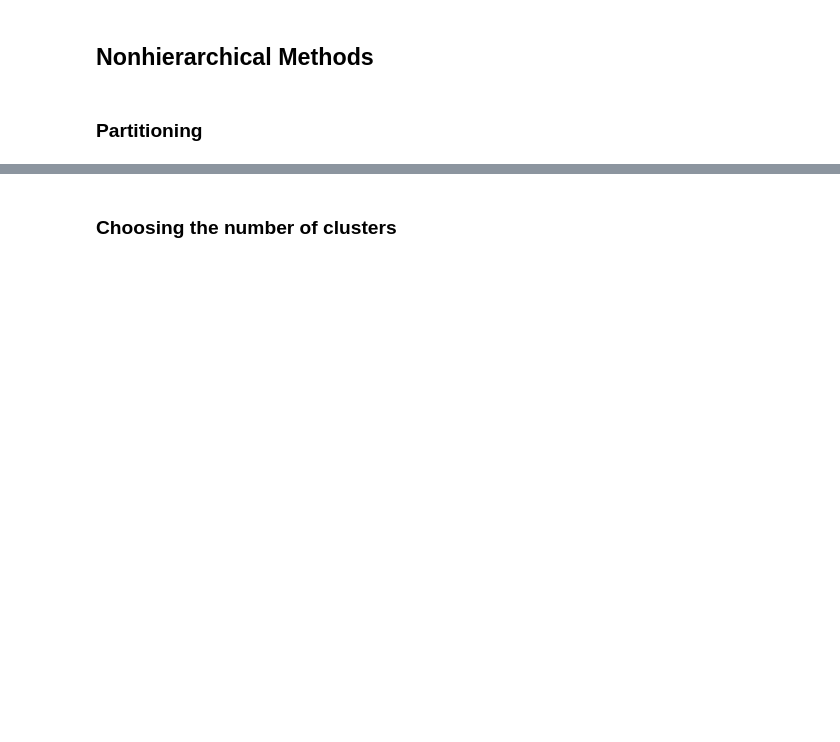
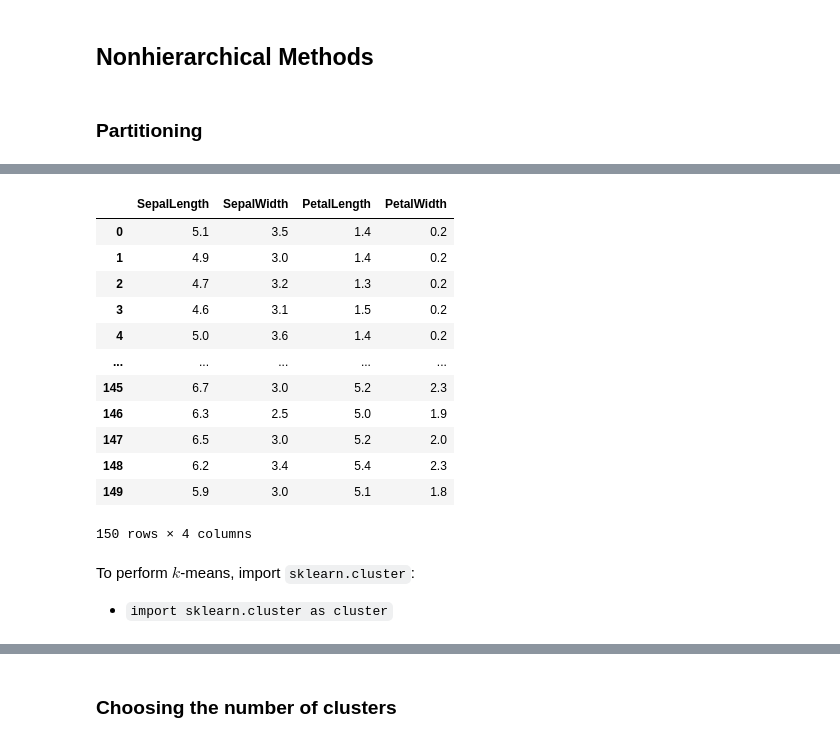
Before and after one commit to memphis-iis/datawhys-content-notebooks-python, a Jupyter notebook: Clustering.ipynb, the cells around one changed output, grey strips where cells are left out. Cells and saved outputs as stored; diff of their text form; code cells hidden in the pictures; blank space fills up the shorter version.

```diff
--- a/Clustering.ipynb
+++ b/Clustering.ipynb
@@ -577,0 +574,24 @@ Do you see a reason for the clusters?
+# %%
+dta_iris_new = dta_iris[['SepalLength', 'SepalWidth', 'PetalLength', 'PetalWidth']]
+
+dta_iris_new
+
+#<xml xmlns="https://developers.google.com/blockly/xml"><variables><variable id="=+86w7I?*CN7VDk;_^fj">dta_iris_new</variable><variable id="uUJihm=g](CDwSA@CKO2">dta_iris</variable></variables><block type="variables_set" id="1e[j`B?=rI,_`k0A*$47" x="41" y="362"><field name="VAR" id="=+86w7I?*CN7VDk;_^fj">dta_iris_new</field><value name="VALUE"><block type="indexer" id="*KAqe#81yOARS;?:?XLW"><field name="VAR" id="uUJihm=g](CDwSA@CKO2">dta_iris</field><value name="INDEX"><block type="lists_create_with" id="X+n.#YDA93o:VPZ]udc-"><mutation items="4"></mutation><value name="ADD0"><block type="text" id="P+DIWGzAx7bRTQMU6I#{"><field name="TEXT">SepalLength</field></block></value><value name="ADD1"><block type="text" id="cV{)kKB^(x|nPPjt{Y~l"><field name="TEXT">SepalWidth</field></block></value><value name="ADD2"><block type="text" id="(t:Hb%sMby?Z8[L]{QR}"><field name="TEXT">PetalLength</field></block></value><value name="ADD3"><block type="text" id="+f6^U4M8QPr!l?Wc[s+y"><field name="TEXT">PetalWidth</field></block></value></block></value></block></value></block><block type="variables_get" id="6+5+,Z7U!+|7YQ=D%LXV" x="33" y="503"><field name="VAR" id="=+86w7I?*CN7VDk;_^fj">dta_iris_new</field></block></xml>
+# %% [output]
+|  | SepalLength | SepalWidth | PetalLength | PetalWidth |
+| 0 | 5.1 | 3.5 | 1.4 | 0.2 |
+| 1 | 4.9 | 3.0 | 1.4 | 0.2 |
+| 2 | 4.7 | 3.2 | 1.3 | 0.2 |
+| 3 | 4.6 | 3.1 | 1.5 | 0.2 |
+| 4 | 5.0 | 3.6 | 1.4 | 0.2 |
+| ... | ... | ... | ... | ... |
+| 145 | 6.7 | 3.0 | 5.2 | 2.3 |
+| 146 | 6.3 | 2.5 | 5.0 | 1.9 |
+| 147 | 6.5 | 3.0 | 5.2 | 2.0 |
+| 148 | 6.2 | 3.4 | 5.4 | 2.3 |
+| 149 | 5.9 | 3.0 | 5.1 | 1.8 |
+150 rows × 4 columns
+# %% [markdown]
+To perform $k$-means, import `sklearn.cluster`:
+<!-- import `KMeans`. We will need this function.  -->
+- `import sklearn.cluster as cluster`
```
Also changed, not shown: parts of 94 cells of this notebook.
